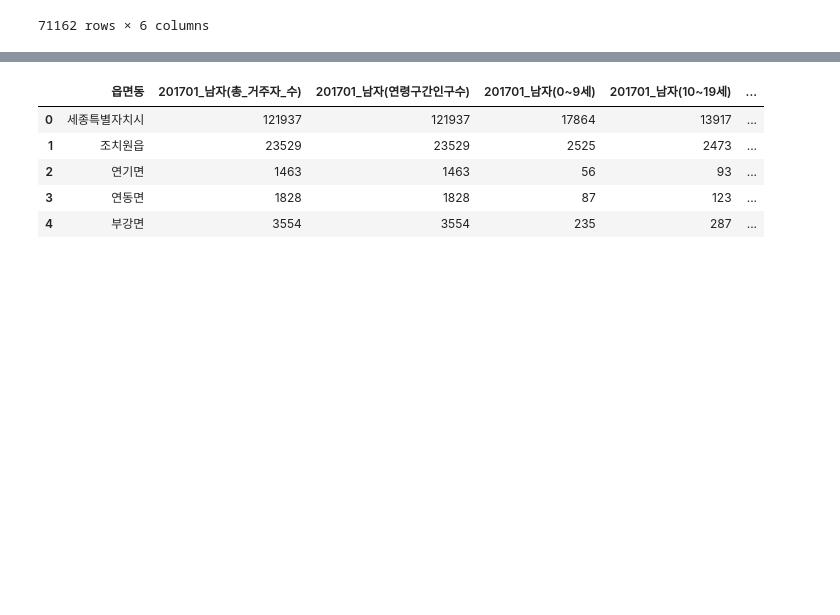
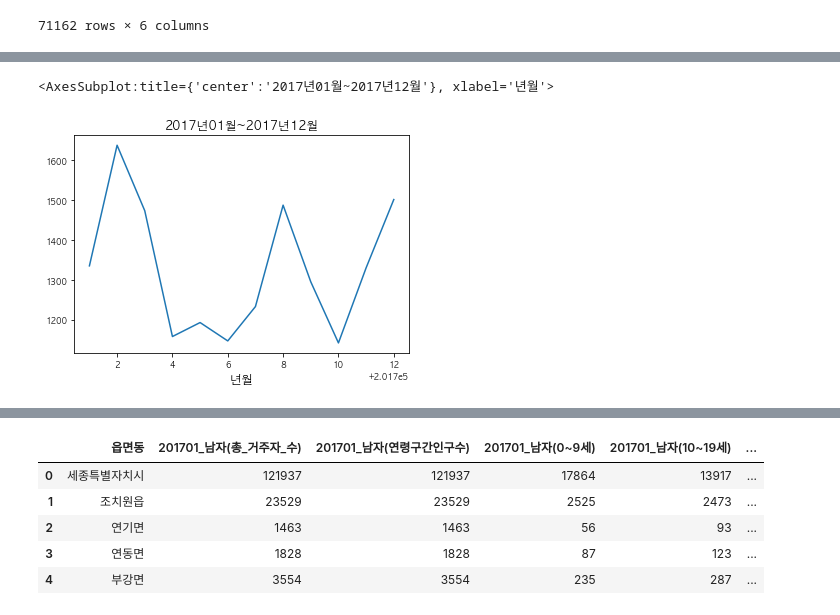
Before and after one commit to metterian/sejong-house-market-analyse, a Jupyter notebook: data_summary.ipynb, the cells around one changed output, grey strips where cells are left out. Saved outputs shown, nothing was run; the diff lists cells and outputs as text; code cells hidden in the pictures; blank space fills up the shorter version.

```diff
--- a/data_summary.ipynb
+++ b/data_summary.ipynb
@@ -297,0 +336,6 @@ array([[<AxesSubplot:title={'center':'년월'}>,
+# %%
+
+mov_out.groupby('년월').count()['전출자수'].iloc[:12].plot(title='2017년01월~2017년12월')
+# %% [output]
+<AxesSubplot:title={'center':'2017년01월~2017년12월'}, xlabel='년월'>
+[figure, added]
```
Also changed, not shown: parts of 14 cells of this notebook, 1 other file.
